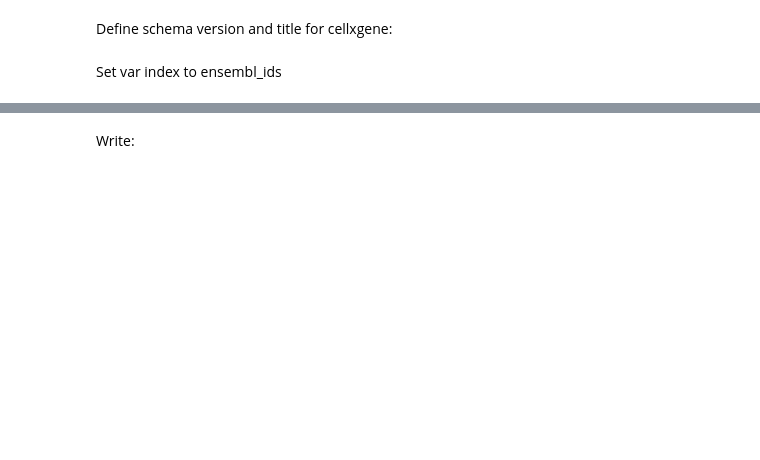
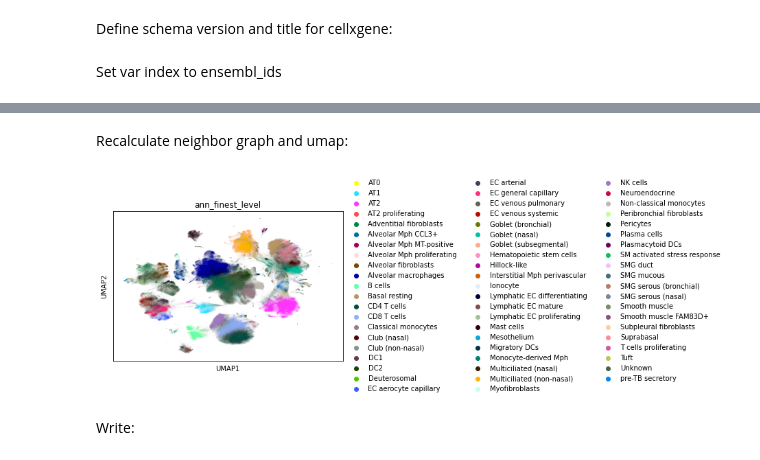
Before and after one commit to LungCellAtlas/HLCA_reproducibility, a Jupyter notebook: notebooks/3_atlas_extension/15_generate_supp_tables_and_cleaned_up_source_data.ipynb, the cells around one changed output, grey strips where cells are left out. Drawn from its saved outputs; the diff is of its cells as text; code cells hidden in the pictures; blank space fills up the shorter version.

```diff
--- a/notebooks/3_atlas_extension/15_generate_supp_tables_and_cleaned_up_source_data.ipynb
+++ b/notebooks/3_atlas_extension/15_generate_supp_tables_and_cleaned_up_source_data.ipynb
@@ -982,0 +1186,5 @@ Number of nans/Nones for ensembl IDs: 689. Setting to gene names instead.
+# %%
+ext.var["ensembl_id"] = [
+    x.split(".")[0] if x.startswith("ENS") else x
+    for x in ext.var.ensembl_id_geneversion
+]
@@ -993,0 +1218,2 @@ ext.var.index = ext.var.ensembl_id
+# %%
+ext = ext[ext.obs.study != "Barbry_unpubl", :].copy()
@@ -993,0 +1222,6 @@ ext.var.index = ext.var.ensembl_id
+# %%
+shuffled_index = random.sample(ext.obs.index.tolist(), k=ext.n_obs)
+# %%
+ext = ext[shuffled_index, :].copy()
+# %% [markdown]
+Recalculate neighbor graph and umap:
@@ -994,2 +1232,6 @@ ext.var.index = ext.var.ensembl_id
+# %%
+sc.pl.umap(ext, color=["ann_finest_level"])
+# %% [output]
+[figure, added]
 # %% [markdown]
 Write:
```
Also changed, not shown: parts of 91 cells of this notebook, 1 other file.
